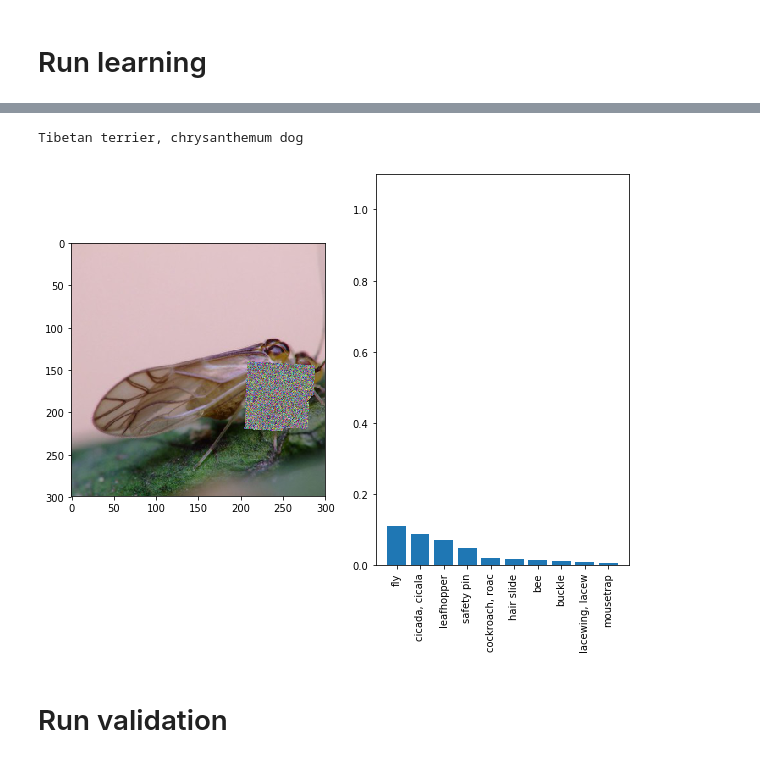
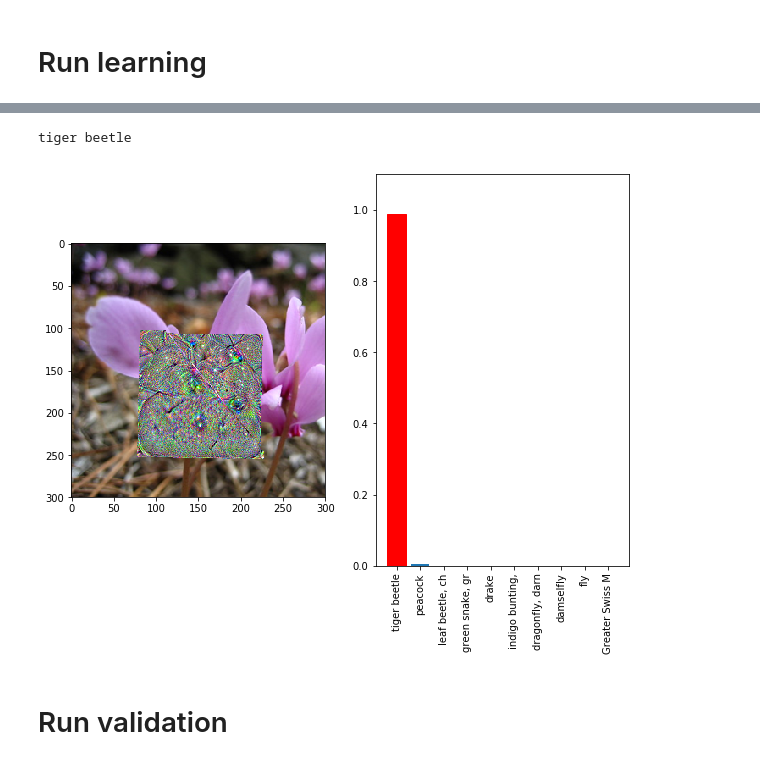
Before and after one commit to SlavaInder/209AS_Adversarial_Patch, a Jupyter notebook: python_files/main.ipynb, the cells around one changed output, grey strips where cells are left out. Saved outputs shown, nothing was run; the diff lists cells and outputs as text; code cells hidden in the pictures.

```diff
--- a/python_files/main.ipynb
+++ b/python_files/main.ipynb
@@ -57,13 +52,13 @@ with open(imagenet_json) as f:
 # specify training set
 number_of_images = 3
 folder_with_images = "ImageNet/training_set"
-folder_for_patch_chkpt = "./patch_weights/shift_rotate/"
+folder_for_patch_chkpt = "./patch_weights/shift_rotate_25/"
 
 
 # specify the patch size, mean, std
 mean = 0
 std = 0.3
-size = 80
+size = 150
 
 
 # get patch initializer
@@ -247,7 +232,7 @@ my_feed_dict = {
     end_y: 20,
     thickness: size // 10 - 1,
     learning_rate: 1,
-    target_class: 200,
+    target_class: 300,
     train_images: train_set,
     degrees: 0
 }
@@ -266,13 +251,13 @@ with tf.Session() as sess:
     # make gradient updates
     for i in range(num_steps):
         # sample fold
-        my_feed_dict[thickness] = np.random.randint(5, size // 10)
+        my_feed_dict[thickness] = np.random.randint(3, size // 2.5 - 10)
         my_feed_dict[start_x], my_feed_dict[start_y], my_feed_dict[end_x], my_feed_dict[end_y] = \
             image_utils.fold_sampler(size, my_feed_dict[thickness])
 
         # sample location
-        my_feed_dict[x_shifts] = np.random.randint(0, 300 - size - size // 10 - 1)
-        my_feed_dict[y_shifts] = np.random.randint(0, 300 - size - size // 10 - 1)
+        my_feed_dict[x_shifts] = np.random.randint(0, 300 - size - size // 2.5 - 1)
+        my_feed_dict[y_shifts] = np.random.randint(0, 300 - size - size // 2.5 - 1)
 
         # sample rotation
         my_feed_dict[degrees] = np.random.randint(-15, 15)
@@ -327,20 +312,20 @@ InvalidArgumentError: Requires start <= limit when delta > 0: 80.1089554/80
 # %%
 # post_proc_adv_patch = image_utils.postprocessing(ex_naive_patch)
 # image_utils.show_probs(post_proc_adv_patch, ex_adv_probs[image_num],
-#                        imagenet_labels, target_class=200)
+#                        imagenet_labels, target_class=300)
 
 # image_utils.plot_adversarial_image(ex_adv_image.reshape(300, 300, 3))
 
 # print(ex_adv_images[3][50])
 
 image_num = 1
-print(imagenet_labels[200])
+print(imagenet_labels[300])
 post_proc_adv_images = image_utils.postprocessing(ex_adv_images)
 image_utils.show_probs(post_proc_adv_images[image_num], ex_adv_probs[image_num],
-                       imagenet_labels, target_class=200)
+                       imagenet_labels, target_class=300)
 # %% [output]
-Tibetan terrier, chrysanthemum dog
+tiger beetle
-[figure, old version]
+[figure, new version]
 # %% [markdown]
 # Run validation
 # %% [markdown]
```
Also changed, not shown: parts of 8 cells of this notebook, 18 other files.
